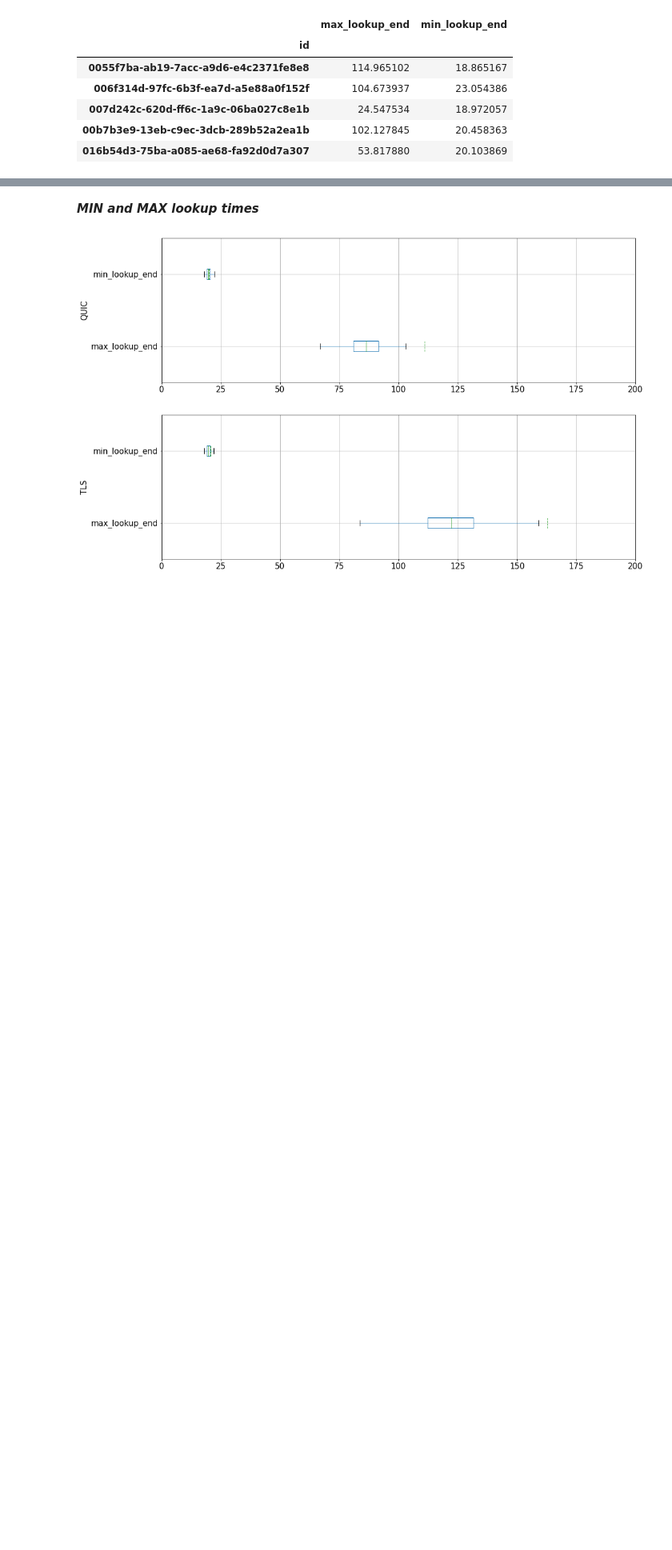
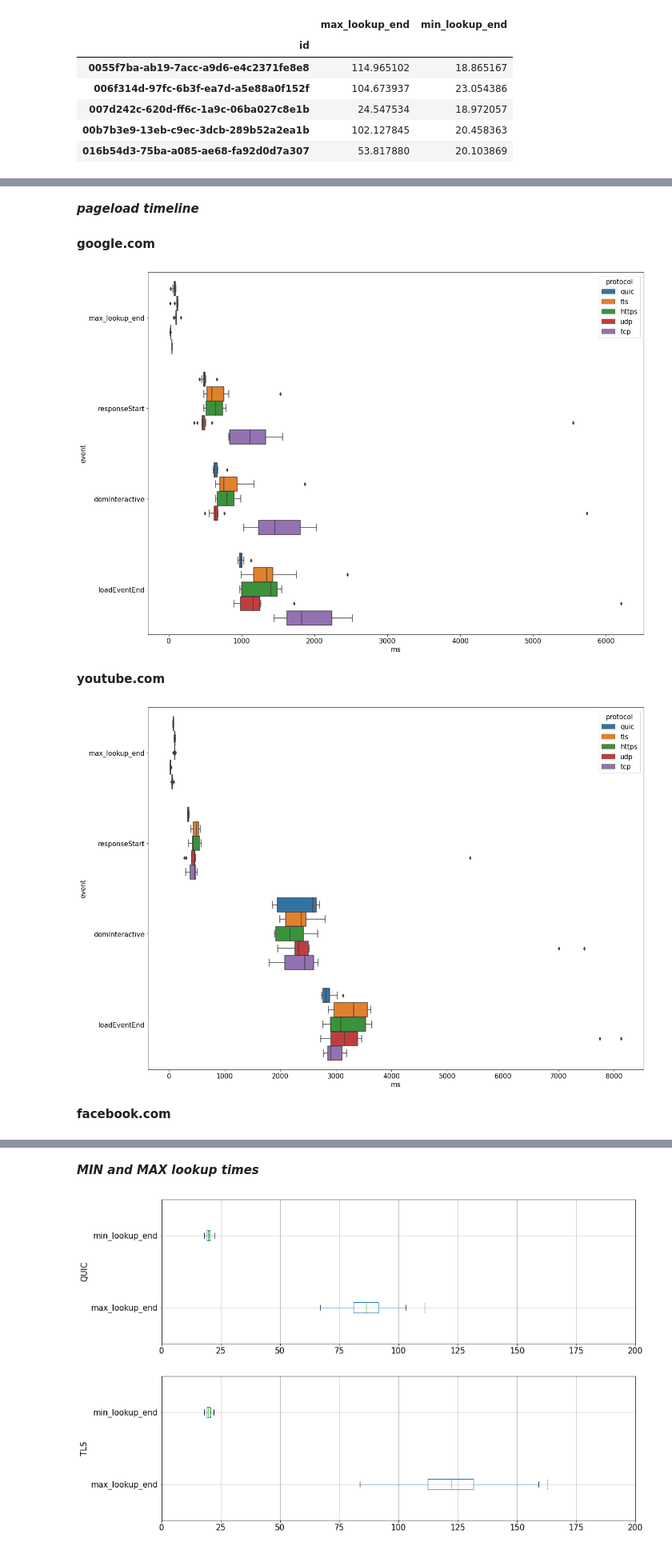
Before and after one commit to justus237/dns-analysis, a Jupyter notebook: web-performance.ipynb, the cells around one changed output, grey strips where cells are left out. Shown at 80% size. Saved outputs shown, nothing was run; the diff lists cells and outputs as text; code cells hidden in the pictures; blank space fills up the shorter version.

Commit message:
updated pageload timeline

```diff
--- a/web-performance.ipynb
+++ b/web-performance.ipynb
@@ -89,0 +91,23 @@ for domain in df['domain'].unique():
+# %%
+printmd(f"***pageload timeline***")
+
+plt.rcParams["figure.figsize"] = (20,15)
+plt.rcParams["font.size"] = 15
+
+protocols = ['quic', 'tls', 'https', 'udp', 'tcp']
+for domain in df['domain'].unique():
+    printmd(f"**{domain}**")
+    df_domain = df[df['domain'] == domain]
+
+    df_melted = pd.melt(df_domain, id_vars='protocol', value_vars=['max_lookup_end', 'responseStart', 'domInteractive', 'loadEventEnd'])
+    ax = sns.boxplot(x='value', y='variable', hue='protocol', hue_order=protocols, data=df_melted, orient='h')
+    ax.set_ylabel('event')
+    ax.set_xlabel('ms')
+    plt.show()
+# %% [output]
+***pageload timeline***
+**google.com**
+[figure, added]
+**youtube.com**
+[figure, added]
+**facebook.com**
```
Also changed, not shown: parts of 3 cells of this notebook.
